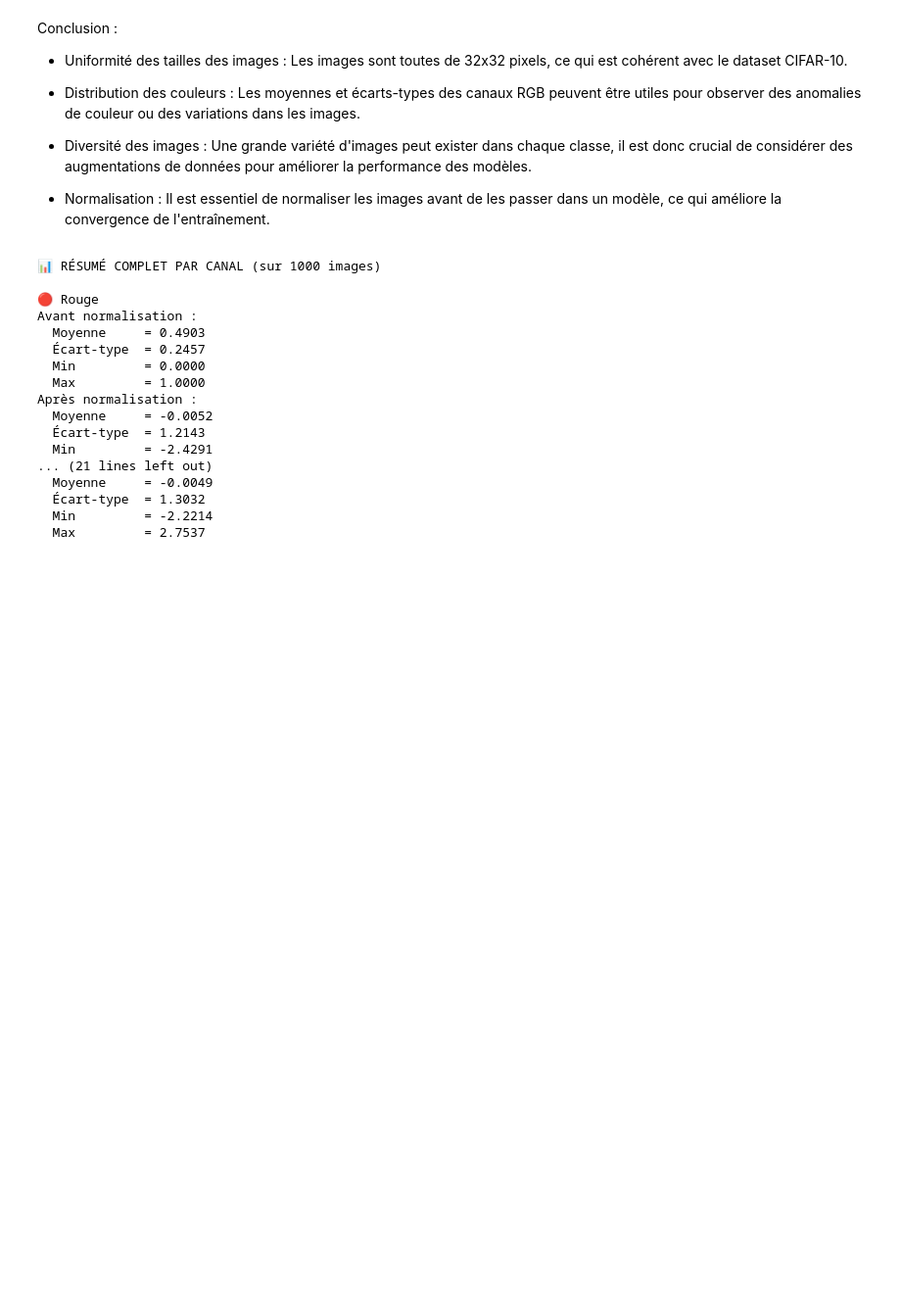
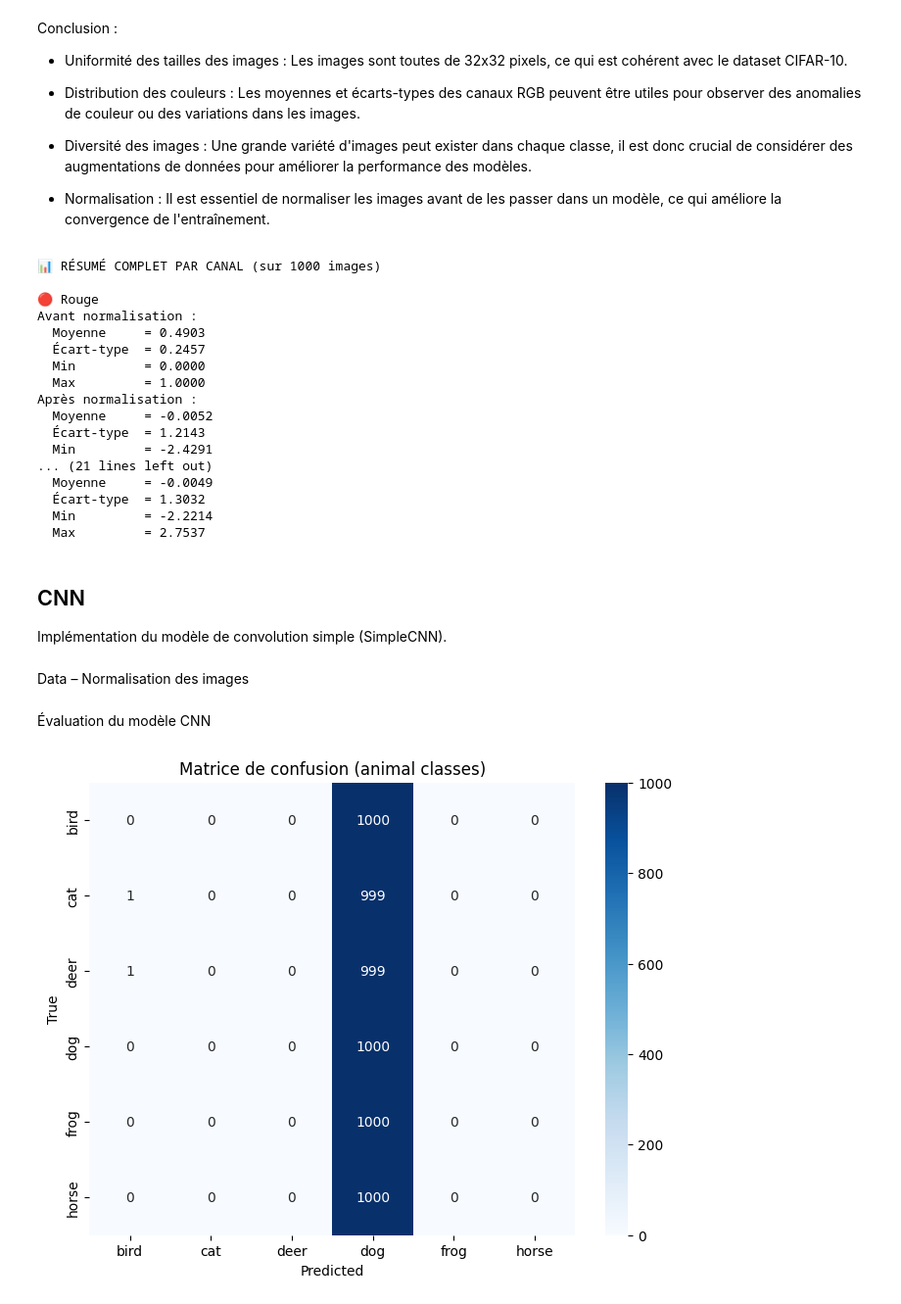
Before and after one commit to tara-lecoz/neuralzoo, a Jupyter notebook: eda.ipynb, the cells around one changed output. Shown at 98% size. Saved outputs shown, nothing was run; the diff lists cells and outputs as text; code cells hidden in the pictures; blank space fills up the shorter version.

```diff
--- a/eda.ipynb
+++ b/eda.ipynb
@@ -437,3 +439,6 @@ Après normalisation :
   Écart-type  = 1.3032
   Min         = -2.2214
   Max         = 2.7537
+# %% [markdown]
+## CNN
+Implémentation du modèle de convolution simple (SimpleCNN).
@@ -439,0 +482,74 @@ Après normalisation :
+# %% [markdown]
+Data – Normalisation des images
+# %%
+
+# Normalisation avec les moyennes et écarts-types CIFAR-10
+from torchvision.datasets import CIFAR10
+
+normalize = transforms.Normalize(
+    mean=[0.4914, 0.4822, 0.4465],
+    std =[0.2023, 0.1994, 0.2010]
+)
+transform_norm = transforms.Compose([
+    transforms.ToTensor(),
+    normalize
+])
+
+# Rechargement des datasets avec normalisation
+trainset = CIFAR10(root='./data', train=True,  download=True, transform=transform_norm)
+testset  = CIFAR10(root='./data', train=False, download=True, transform=transform_norm)
+# %% [markdown]
+Évaluation du modèle CNN
+# %%
+from torch.utils.data import DataLoader, Subset
+from sklearn.metrics import confusion_matrix, classification_report
+import seaborn as sns
+
+# Filtrer le testset pour ne garder que les classes_animaux
+indices_test_animaux = [
+    i for i, (_, label) in enumerate(testset)
+    if label_to_class[label] in classes_animaux
+]
+test_animaux = Subset(testset, indices_test_animaux)
+
+# DataLoader sur ce sous-ensemble
+test_loader = DataLoader(test_animaux, batch_size=64, shuffle=False)
+
+# Évaluation
+cnn_model.eval()
+all_preds, all_labels = [], []
+with torch.no_grad():
+    for imgs, labels in test_loader:
+        imgs, labels = imgs.to(device), labels.to(device)
+        outputs = cnn_model(imgs)
+        preds = outputs.argmax(dim=1)
+        all_preds.extend(preds.cpu().numpy())
+        all_labels.extend(labels.cpu().numpy())
+
+# Matrice de confusion
+cm = confusion_matrix(all_labels, all_preds, labels=[
+    i for i, name in enumerate(testset.classes)
+    if name in classes_animaux
+])
+plt.figure(figsize=(8, 6))
+sns.heatmap(cm, annot=True, fmt="d",
+            xticklabels=classes_animaux,
+            yticklabels=classes_animaux,
+            cmap="Blues")
+plt.xlabel("Predicted")
+plt.ylabel("True")
+plt.title("Matrice de confusion (animal classes)")
+plt.show()
+
+# Rapport de classification
+print(classification_report(
+    all_labels,
+    all_preds,
+    labels=[
+        i for i, name in enumerate(testset.classes)
+        if name in classes_animaux
+    ],
+    target_names=classes_animaux
+))
+# %% [output]
+[figure, added]
```
Also changed, not shown: parts of 10 cells of this notebook.
